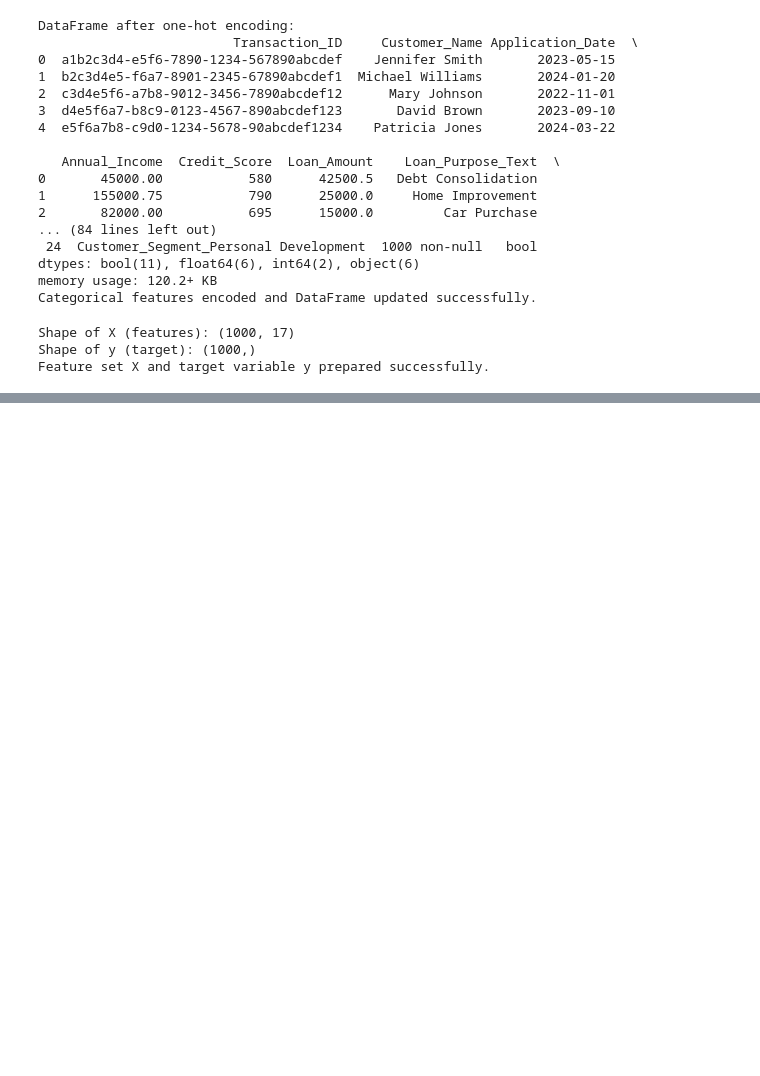
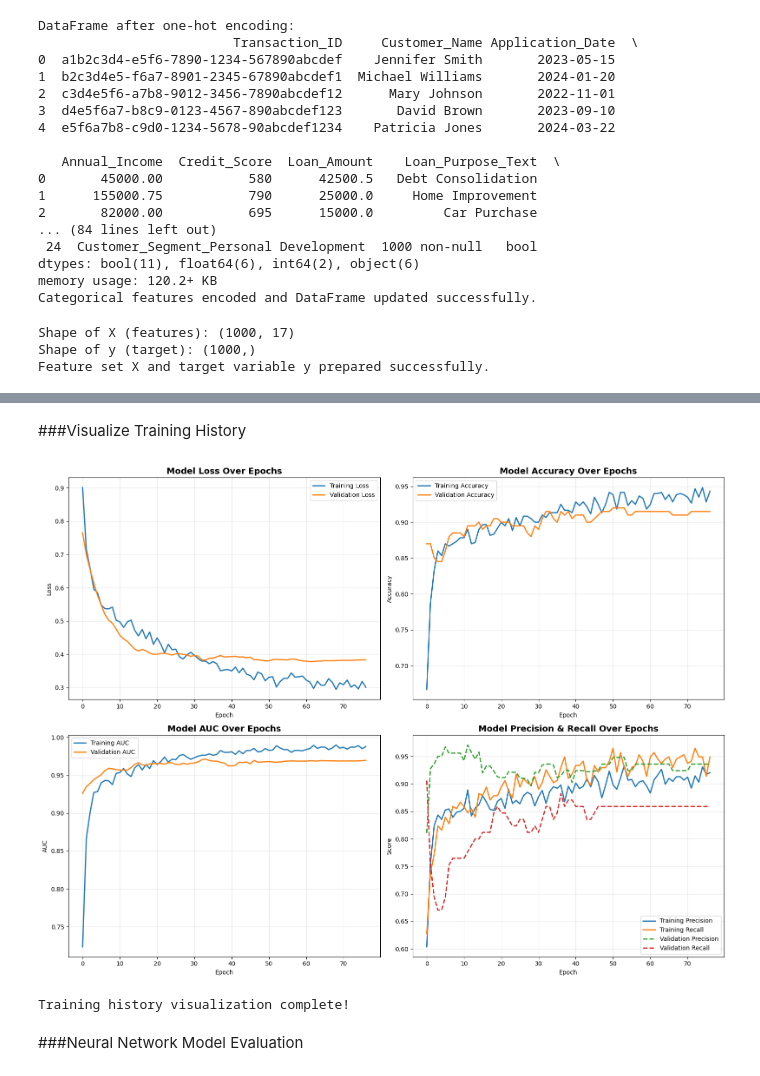
Before and after one commit to Wrynaft/FinancialDataMining, a Jupyter notebook: WIE3007_DM_GroupProject.ipynb, the cells around one changed output, grey strips where cells are left out. Cells and saved outputs as stored; diff of their text form; code cells hidden in the pictures; blank space fills up the shorter version.

```diff
--- a/WIE3007_DM_GroupProject.ipynb
+++ b/WIE3007_DM_GroupProject.ipynb
@@ -1131,0 +1300,13 @@ Feature importance bar chart displayed successfully.
+# %%
+# Verify the data shape from previous steps
+print("Dataset Information:")
+print(f"X_train shape: {X_train.shape}")
+print(f"X_test shape: {X_test.shape}")
+print(f"y_train distribution:\n{y_train.value_counts()}")
+print(f"y_test distribution:\n{y_test.value_counts()}")
+print(f"\nFeatures: {list(X_train.columns)}")
+
+# Calculate class imbalance ratio
+class_ratio = y_train.value_counts()[1] / y_train.value_counts()[0]
+print(f"\nClass imbalance ratio (default/non-default): {class_ratio:.3f}")
+print(f"Scale_pos_weight for XGBoost: {1/class_ratio:.3f}")
@@ -1131,0 +1804,52 @@ Feature importance bar chart displayed successfully.
+# %% [markdown]
+###Visualize Training History
+# %%
+# Plot training history
+fig, axes = plt.subplots(2, 2, figsize=(16, 12))
+
+# Loss
+axes[0, 0].plot(history.history['loss'], label='Training Loss', linewidth=2)
+axes[0, 0].plot(history.history['val_loss'], label='Validation Loss', linewidth=2)
+axes[0, 0].set_title('Model Loss Over Epochs', fontsize=14, fontweight='bold')
+axes[0, 0].set_xlabel('Epoch')
+axes[0, 0].set_ylabel('Loss')
+axes[0, 0].legend()
+axes[0, 0].grid(True, alpha=0.3)
+
+# Accuracy
+axes[0, 1].plot(history.history['accuracy'], label='Training Accuracy', linewidth=2)
+axes[0, 1].plot(history.history['val_accuracy'], label='Validation Accuracy', linewidth=2)
+axes[0, 1].set_title('Model Accuracy Over Epochs', fontsize=14, fontweight='bold')
+axes[0, 1].set_xlabel('Epoch')
+axes[0, 1].set_ylabel('Accuracy')
+axes[0, 1].legend()
+axes[0, 1].grid(True, alpha=0.3)
+
+# AUC
+axes[1, 0].plot(history.history['auc'], label='Training AUC', linewidth=2)
+axes[1, 0].plot(history.history['val_auc'], label='Validation AUC', linewidth=2)
+axes[1, 0].set_title('Model AUC Over Epochs', fontsize=14, fontweight='bold')
+axes[1, 0].set_xlabel('Epoch')
+axes[1, 0].set_ylabel('AUC')
+axes[1, 0].legend()
+axes[1, 0].grid(True, alpha=0.3)
+
+# Precision and Recall
+axes[1, 1].plot(history.history['precision'], label='Training Precision', linewidth=2)
+axes[1, 1].plot(history.history['recall'], label='Training Recall', linewidth=2)
+axes[1, 1].plot(history.history['val_precision'], label='Validation Precision', linewidth=2, linestyle='--')
+axes[1, 1].plot(history.history['val_recall'], label='Validation Recall', linewidth=2, linestyle='--')
+axes[1, 1].set_title('Model Precision & Recall Over Epochs', fontsize=14, fontweight='bold')
+axes[1, 1].set_xlabel('Epoch')
+axes[1, 1].set_ylabel('Score')
+axes[1, 1].legend()
+axes[1, 1].grid(True, alpha=0.3)
+
+plt.tight_layout()
+plt.show()
+print("Training history visualization complete!")
+# %% [output]
+[figure, added]
+Training history visualization complete!
+# %% [markdown]
+###Neural Network Model Evaluation
```
Also changed, not shown: parts of 47 cells of this notebook, 2 other files.
